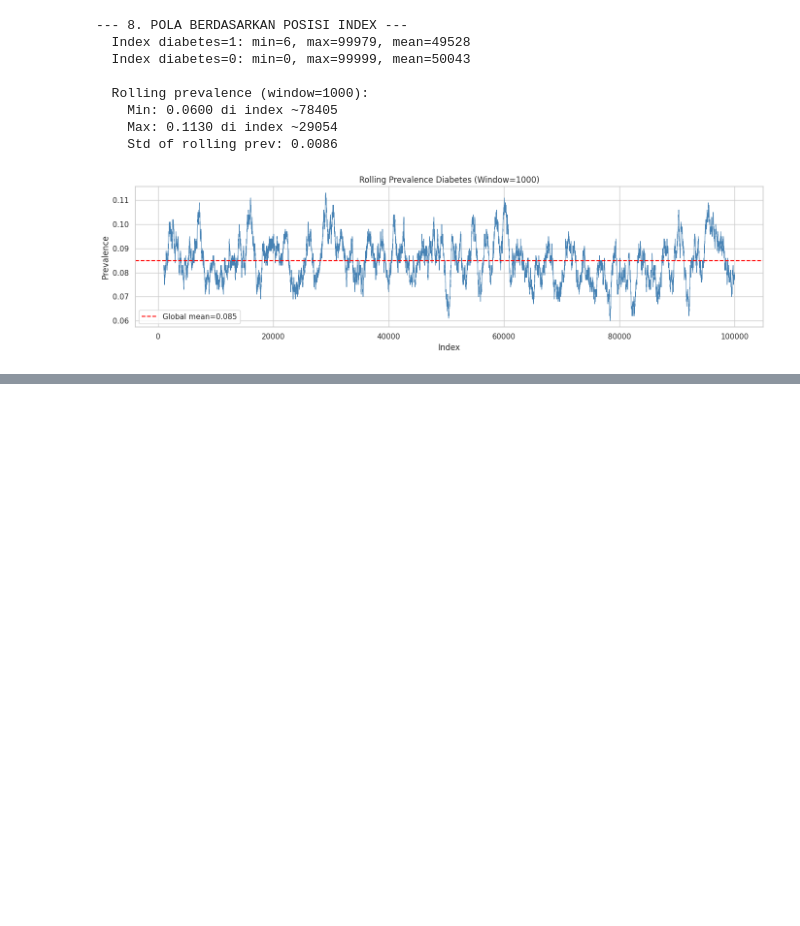
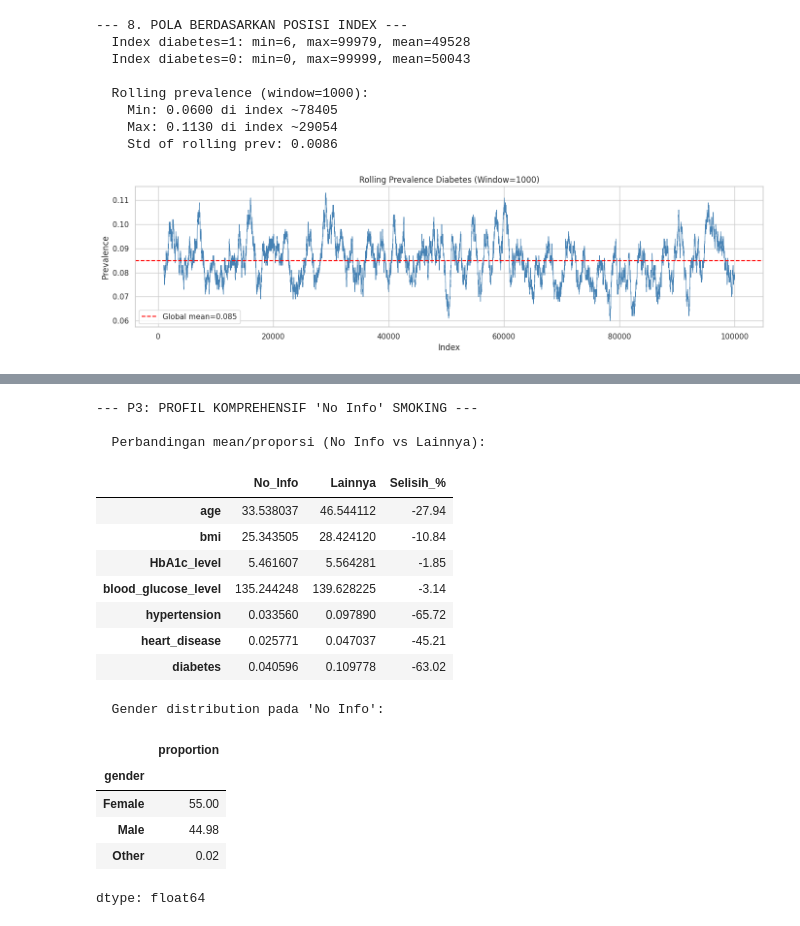
Before and after one commit to aariffaqiih/temp, a Jupyter notebook: Untitled14.ipynb, the cells around one changed output, grey strips where cells are left out. Saved outputs shown, nothing was run; the diff lists cells and outputs as text; code cells hidden in the pictures; blank space fills up the shorter version.

```diff
--- a/Untitled14.ipynb
+++ b/Untitled14.ipynb
@@ -698,0 +847,38 @@ plt.show()
+# %%
+print("\n--- P3: PROFIL KOMPREHENSIF 'No Info' SMOKING ---")
+ni_mask = df['smoking_history'] == 'No Info'
+
+print("\n  Perbandingan mean/proporsi (No Info vs Lainnya):")
+compare_cols = ['age', 'bmi', 'HbA1c_level', 'blood_glucose_level',
+                'hypertension', 'heart_disease', 'diabetes']
+comparison = pd.DataFrame({
+    'No_Info': df[ni_mask][compare_cols].mean(),
+    'Lainnya': df[~ni_mask][compare_cols].mean()
+})
+comparison['Selisih_%'] = ((comparison['No_Info'] - comparison['Lainnya'])
+                           / comparison['Lainnya'] * 100).round(2)
+display(comparison)
+
+# Cek gender distribution di No Info
+print("\n  Gender distribution pada 'No Info':")
+gender_ni = df[ni_mask]['gender'].value_counts(normalize=True).round(4) * 100
+display(gender_ni)
+# %% [output]
+--- P3: PROFIL KOMPREHENSIF 'No Info' SMOKING ---
+
+  Perbandingan mean/proporsi (No Info vs Lainnya):
+|  | No_Info | Lainnya | Selisih_% |
+| age | 33.538037 | 46.544112 | -27.94 |
+| bmi | 25.343505 | 28.424120 | -10.84 |
+| HbA1c_level | 5.461607 | 5.564281 | -1.85 |
+| blood_glucose_level | 135.244248 | 139.628225 | -3.14 |
+| hypertension | 0.033560 | 0.097890 | -65.72 |
+| heart_disease | 0.025771 | 0.047037 | -45.21 |
+| diabetes | 0.040596 | 0.109778 | -63.02 |
+  Gender distribution pada 'No Info':
+|  | proportion |
+| gender |  |
+| Female | 55.00 |
+| Male | 44.98 |
+| Other | 0.02 |
+dtype: float64
```
Also changed, not shown: parts of 17 cells of this notebook.
